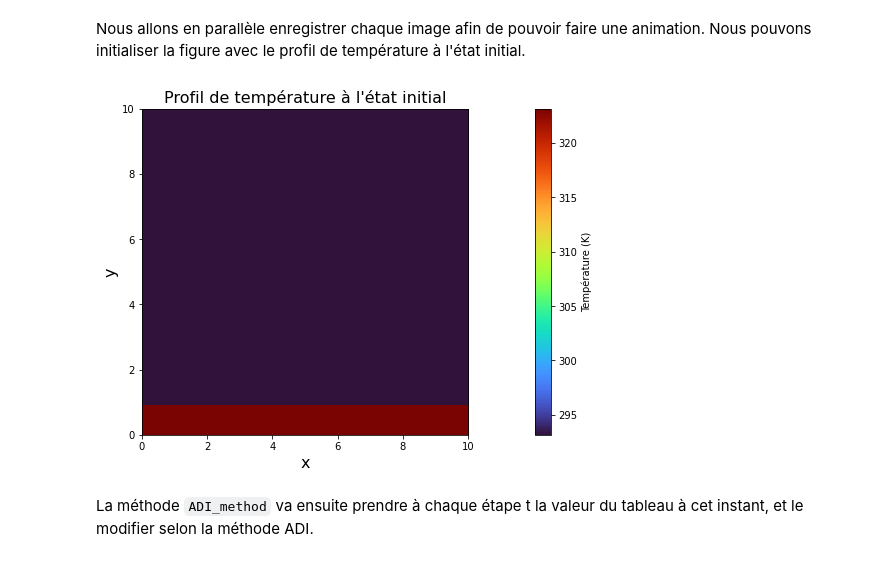
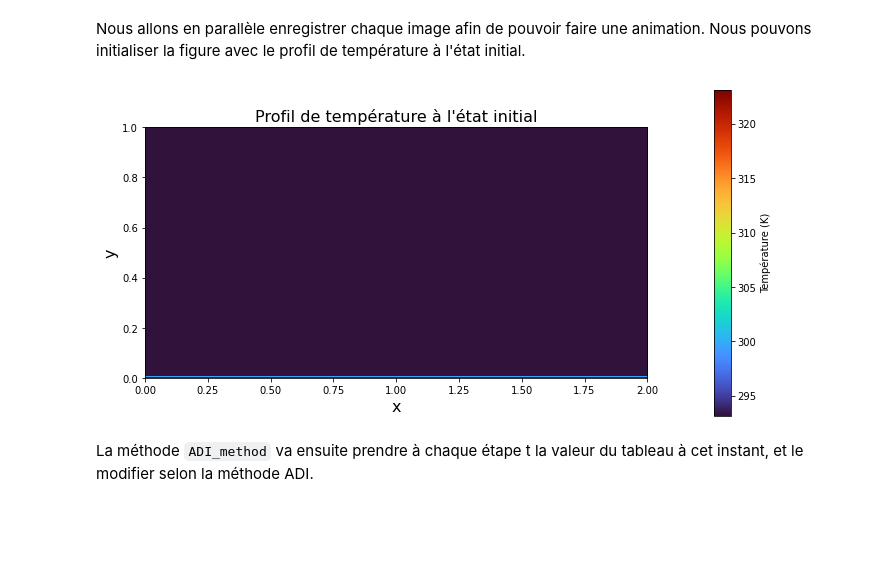
Before and after one commit to mboissiere/methodes-numeriques, a Jupyter notebook: da_capo.ipynb, the cells around one changed output. Drawn from its saved outputs; the diff is of its cells as text; code cells hidden in the pictures; blank space fills up the shorter version.

````diff
--- a/da_capo.ipynb
+++ b/da_capo.ipynb
@@ -10,8 +11,8 @@ import matplotlib.animation as animation
 # %% [markdown]
 ### Paramètres géométriques
 # %%
-L_x, L_y = 10, 5 # Longueur et largeur de notre domaine d'étude
-N_x, N_y = 10, 5 # Nombre de mailles selon x et selon y
+L_x, L_y = 2, 1 # Longueur et largeur de notre domaine d'étude
+N_x, N_y = 200, 100 # Nombre de mailles selon x et selon y
 # %% [markdown]
 Attention à ne pas confondre **nombre de mailles** et **nombre de points**.
 
@@ -214,8 +216,10 @@ Nous allons en parallèle enregistrer chaque image afin de pouvoir faire une ani
 # %%
 plot_temperature("Profil de température à l'état initial", T, False, True)
 plt.show()
+
+current_time = datetime.now().strftime("%Y%m%d-%H%M%S")
 # %% [output]
-[figure, old version]
+[figure, new version]
 # %% [markdown]
 La méthode ```ADI_method``` va ensuite prendre à chaque étape t la valeur du tableau à cet instant, et le modifier selon la méthode ADI.
 # %%
````
Also changed, not shown: parts of 10 cells of this notebook, 6 other files.
